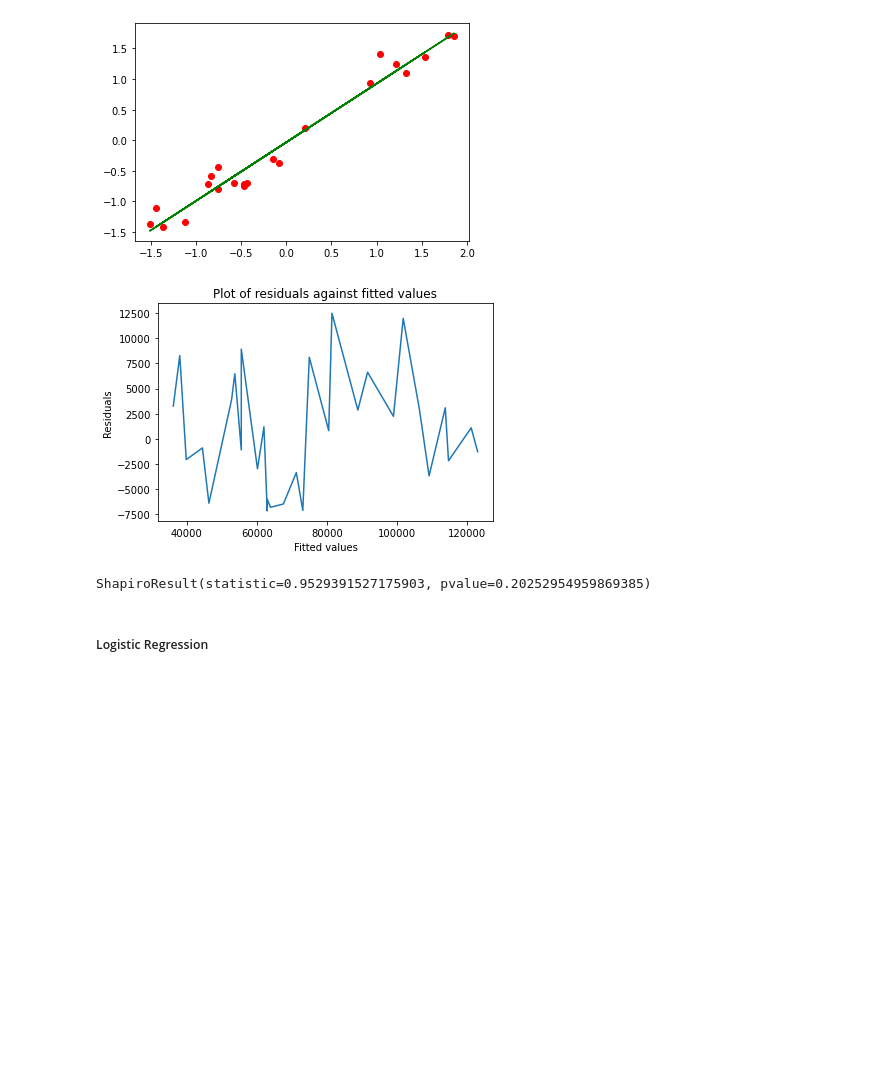
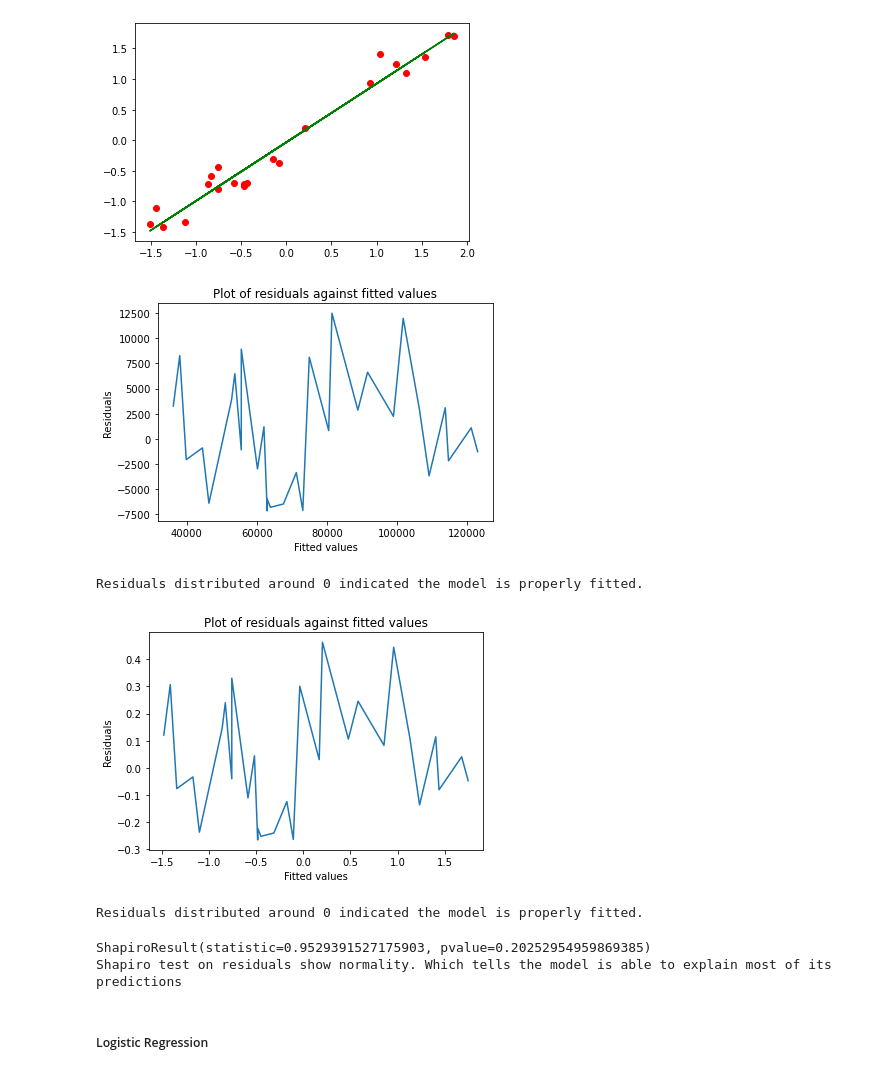
Before and after one commit to naveenverse/code, a Jupyter notebook: regression_analysis.ipynb, the cells around one changed output. Saved outputs shown, nothing was run; the diff lists cells and outputs as text; code cells hidden in the pictures; blank space fills up the shorter version.

```diff
--- a/regression_analysis.ipynb
+++ b/regression_analysis.ipynb
@@ -279,12 +286,30 @@ plt.xlabel("Fitted values")
 plt.ylabel("Residuals")
 plt.title("Plot of residuals against fitted values")
 plt.show()
+print("Residuals distributed around 0 indicated the model is properly fitted.")
 # %% [output]
 [figure]
+Residuals distributed around 0 indicated the model is properly fitted.
-# %%
-st.shapiro(residuals)
-# %% [output]
-ShapiroResult(statistic=0.9529391527175903, pvalue=0.20252954959869385)
+# %%
+# Calculate the residuals
+residuals = y_norm - model_b.predict(X_norm.reshape(-1,1))
+
+# Create a plot of the residuals against the fitted values
+plt.plot(model_b.predict(X_norm.reshape(-1,1)), residuals)
+plt.xlabel("Fitted values")
+plt.ylabel("Residuals")
+plt.title("Plot of residuals against fitted values")
+plt.show()
+print("Residuals distributed around 0 indicated the model is properly fitted.")
+# %% [output]
+[figure, added]
+Residuals distributed around 0 indicated the model is properly fitted.
+# %%
+print(st.shapiro(residuals))
+print("Shapiro test on residuals show normality. Which tells the model is able to explain most of its predictions")
+# %% [output]
+ShapiroResult(statistic=0.9529391527175903, pvalue=0.20252954959869385)
+Shapiro test on residuals show normality. Which tells the model is able to explain most of its predictions
 # %% [markdown]
 ##### Logistic Regression
 # %% [markdown]
```
Also changed, not shown: parts of 9 cells of this notebook.
